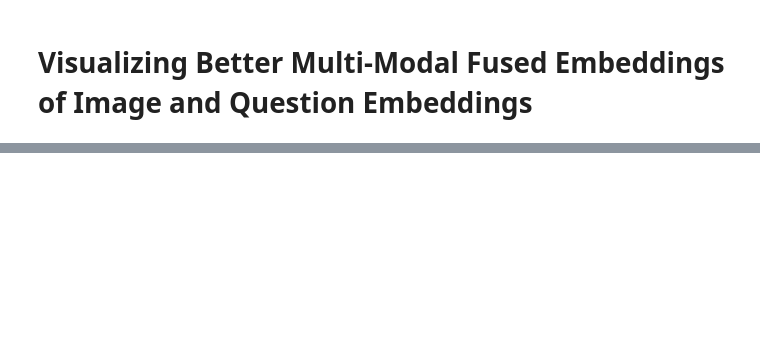
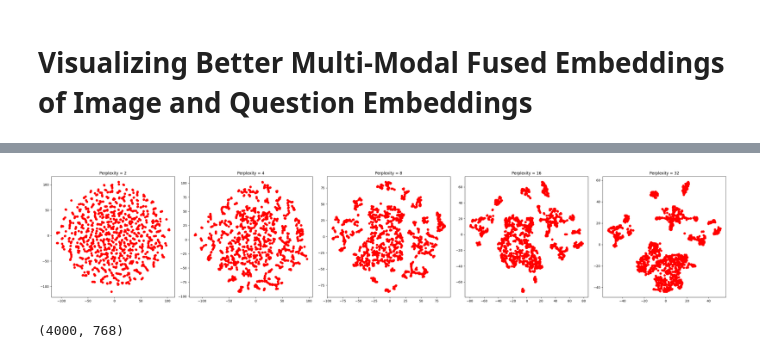
Before and after one commit to tanmay4269/Few-Shot-VQA, a Jupyter notebook: visualize-fused-embeddings.ipynb, the cells around one changed output, grey strips where cells are left out. Drawn from its saved outputs; the diff is of its cells as text; code cells hidden in the pictures; blank space fills up the shorter version.

```diff
--- a/visualize-fused-embeddings.ipynb
+++ b/visualize-fused-embeddings.ipynb
@@ -464,0 +641,11 @@ Epoch [23/100]   Avg Train Loss: 1.091129        Avg Eval Loss: 1.414814
+# %%
+n = len(abs_embeddings)
+
+plot_tsne(abs_embeddings, [''] * n, [2,4,8,16,32])
+# %% [output]
+[figure, added]
+# %%
+mixed = np.concatenate((v2_embeddings, abs_embeddings), axis=0)
+print(mixed.shape)
+# %% [output]
+(4000, 768)
```
Also changed, not shown: parts of 15 cells of this notebook, 3 other files.
